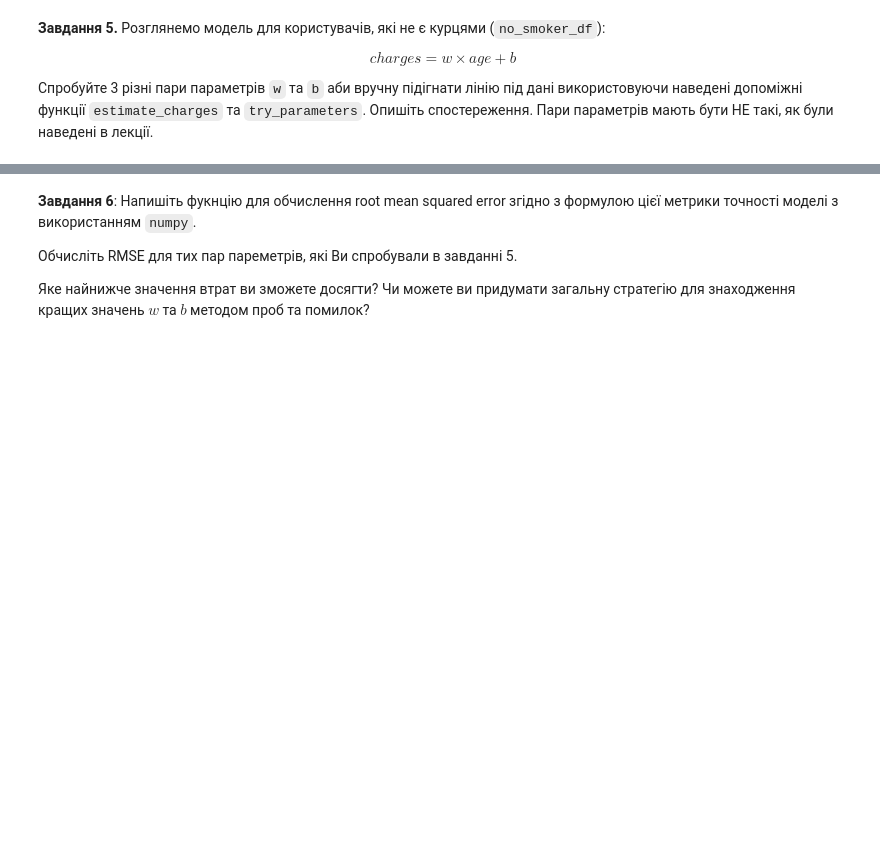
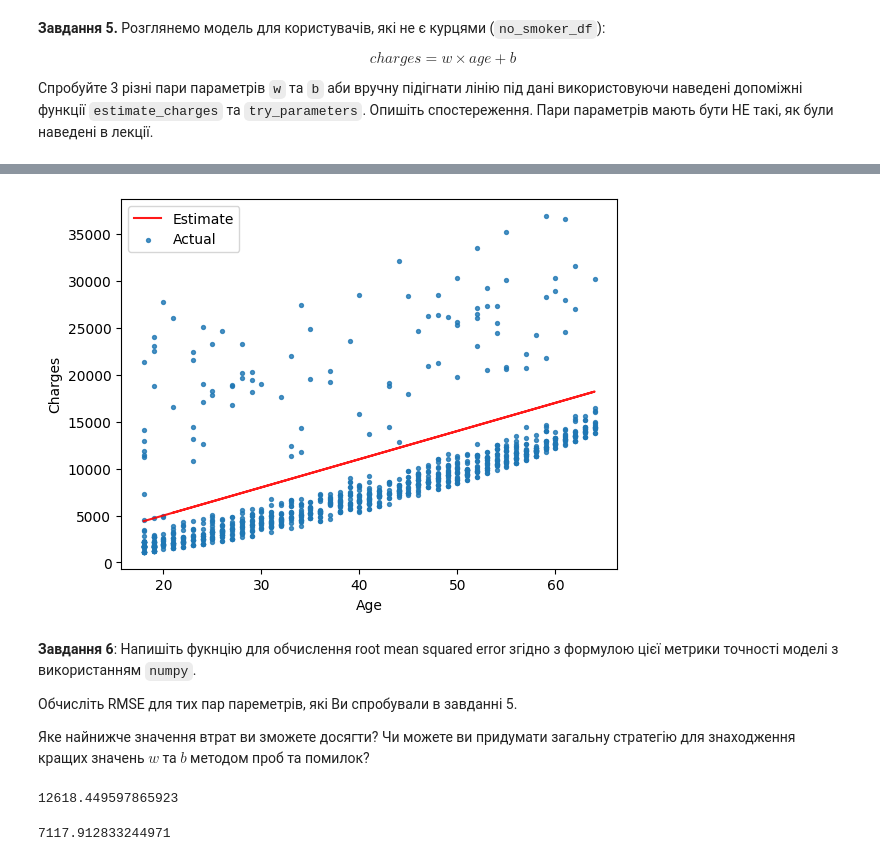
Before and after one commit to roldugina/Machine_learning_course, a Jupyter notebook: ML_task_2_2_lin_regr_analysis.ipynb, the cells around one changed output, grey strips where cells are left out. Cells and saved outputs as stored; diff of their text form; code cells hidden in the pictures; blank space fills up the shorter version.

```diff
--- a/ML_task_2_2_lin_regr_analysis.ipynb
+++ b/ML_task_2_2_lin_regr_analysis.ipynb
@@ -148,3 +190,7 @@ def try_parameters(df, w, b):
+# %%
+try_parameters(non_smoker_df,300,-1000)
+# %% [output]
+[figure, added]
 # %% [markdown]
 **Завдання 6**: Напишіть фукнцію для обчислення root mean squared error згідно з формулою цієї метрики точності моделі з використанням `numpy`.
 
@@ -153,0 +213,8 @@ def try_parameters(df, w, b):
+# %%
+rmse(non_smoker_df,500,0)
+# %% [output]
+12618.449597865923
+# %%
+rmse(non_smoker_df,350,-100)
+# %% [output]
+7117.912833244971
```
Also changed, not shown: parts of 26 cells of this notebook.
